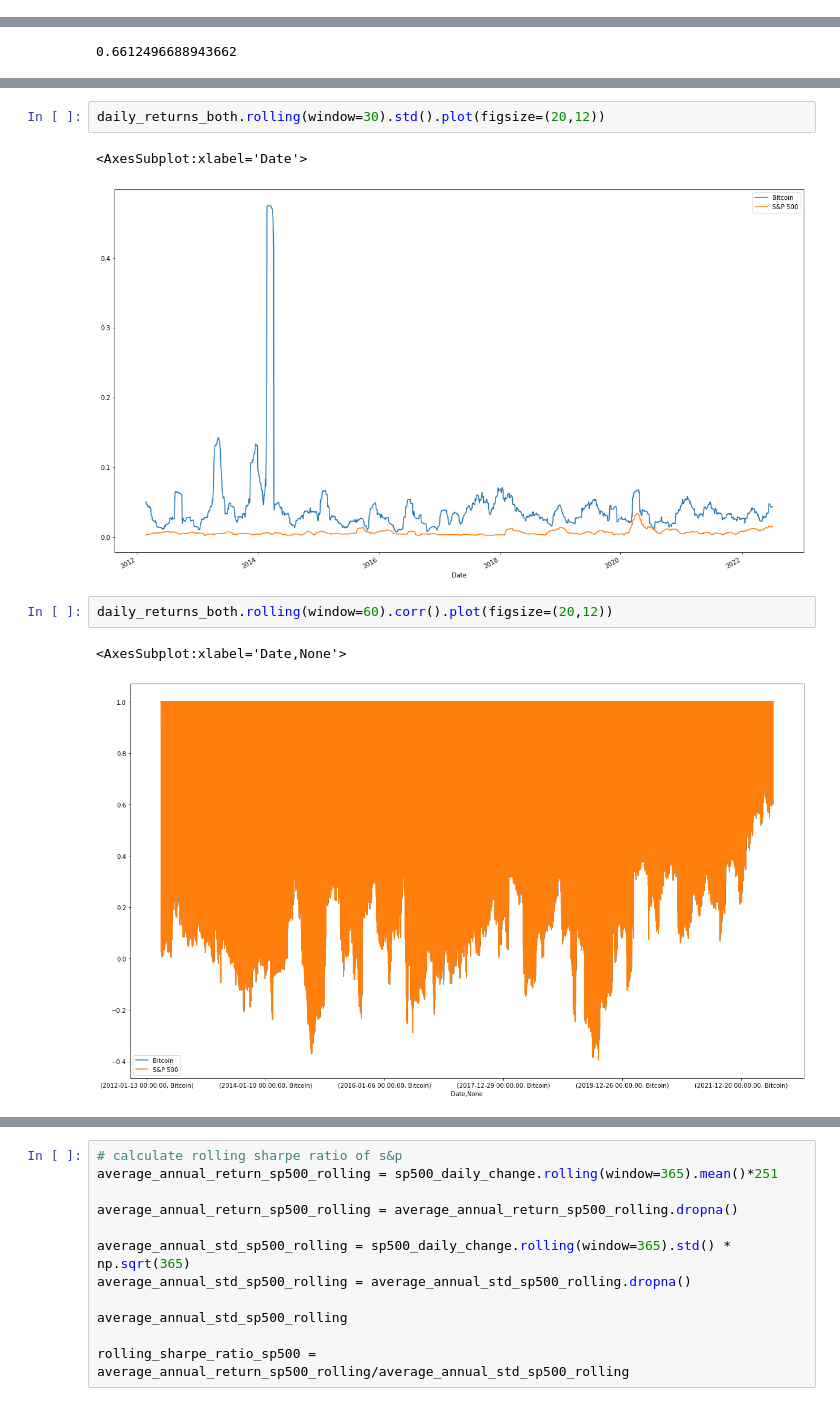
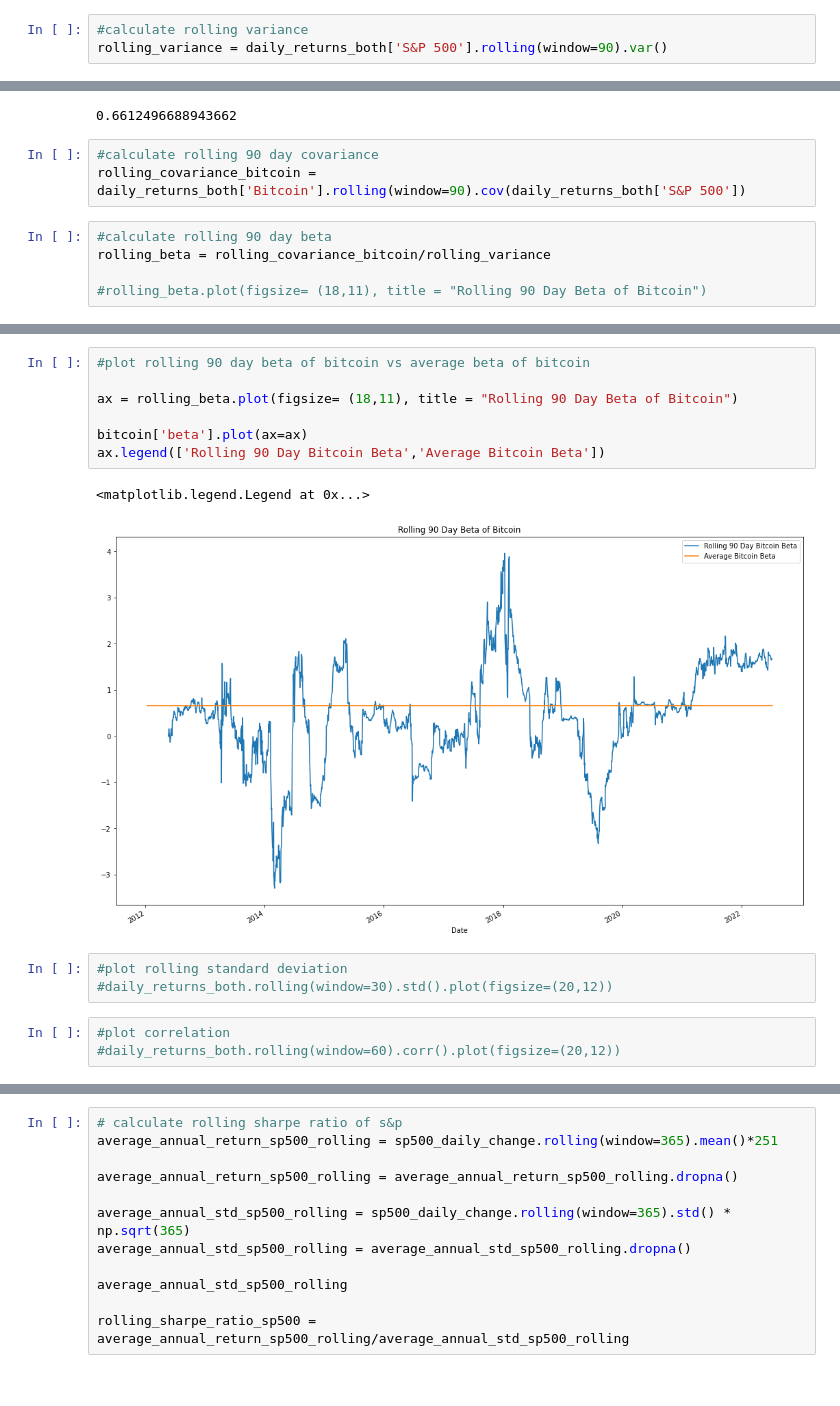
Before and after one commit to derickdecesare/Bitcoin_Quantitative_Analysis, a Jupyter notebook: bitcoin_analysis.ipynb, the cells around one changed output, grey strips where cells are left out. Saved outputs shown, nothing was run; the diff lists cells and outputs as text.

```diff
--- a/bitcoin_analysis.ipynb
+++ b/bitcoin_analysis.ipynb
@@ -412,4 +444,7 @@ covariance = daily_returns_both['Bitcoin'].cov(daily_returns_both['S&P 500'])
 covariance
 # %% [output]
 4.0485977870235127e-05
+# %%
+#calculate rolling variance
+rolling_variance = daily_returns_both['S&P 500'].rolling(window=90).var()
 # %%
@@ -424,3 +460,11 @@ bitcoin_beta = covariance/variance_sp500
 bitcoin_beta
 # %% [output]
 0.6612496688943662
+# %%
+#calculate rolling 90 day covariance
+rolling_covariance_bitcoin = daily_returns_both['Bitcoin'].rolling(window=90).cov(daily_returns_both['S&P 500'])
+# %%
+#calculate rolling 90 day beta
+rolling_beta = rolling_covariance_bitcoin/rolling_variance
+
+#rolling_beta.plot(figsize= (18,11), title = "Rolling 90 Day Beta of Bitcoin")
@@ -427,11 +480,17 @@ bitcoin_beta
+# %%
+#plot rolling 90 day beta of bitcoin vs average beta of bitcoin
+
+ax = rolling_beta.plot(figsize= (18,11), title = "Rolling 90 Day Beta of Bitcoin")
+
+bitcoin['beta'].plot(ax=ax)
+ax.legend(['Rolling 90 Day Bitcoin Beta','Average Bitcoin Beta'])
+# %% [output]
+<matplotlib.legend.Legend at 0x...>
+[figure, added]
 # %%
-daily_returns_both.rolling(window=30).std().plot(figsize=(20,12))
+#plot rolling standard deviation
+#daily_returns_both.rolling(window=30).std().plot(figsize=(20,12))
-# %% [output]
-<AxesSubplot:xlabel='Date'>
-[figure, removed]
 # %%
-daily_returns_both.rolling(window=60).corr().plot(figsize=(20,12))
+#plot correlation
+#daily_returns_both.rolling(window=60).corr().plot(figsize=(20,12))
-# %% [output]
-<AxesSubplot:xlabel='Date,None'>
-[figure, removed]
 # %%
```
Also changed, not shown: parts of 46 cells of this notebook, 1 other file.
